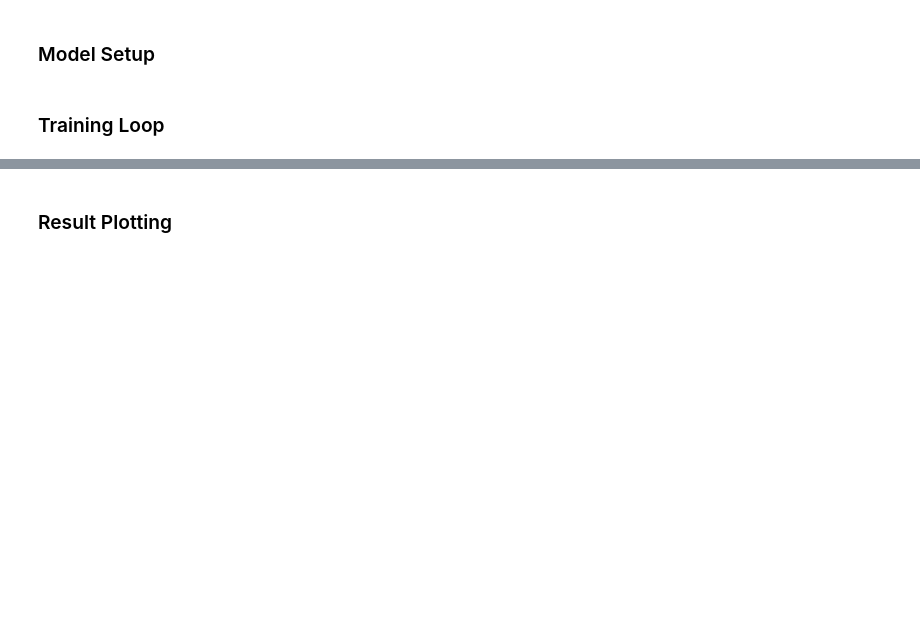
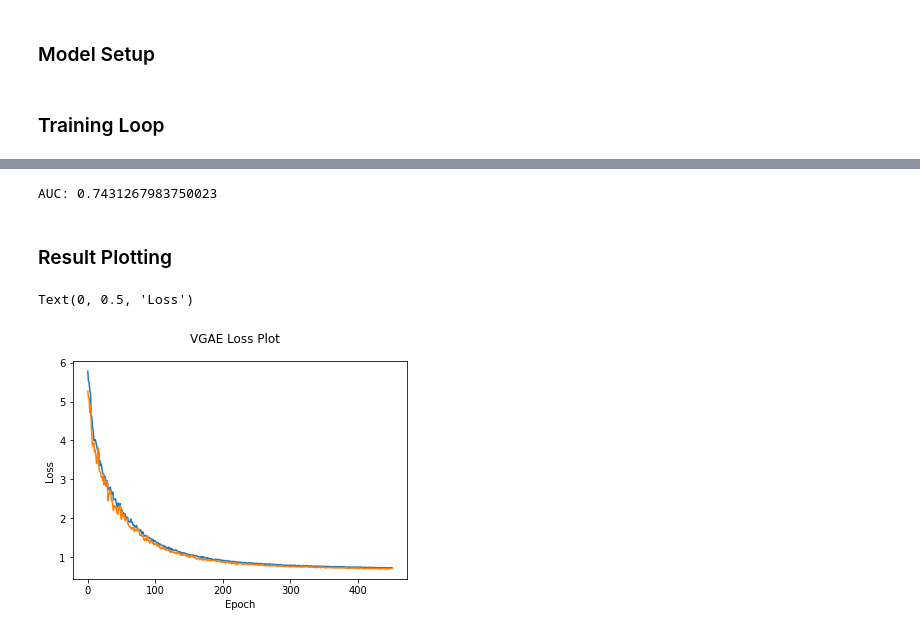
Before and after one commit to samuellau0802/COMP-4222-Project, a Jupyter notebook: VGAE.ipynb, the cells around one changed output, grey strips where cells are left out. Drawn from its saved outputs; the diff is of its cells as text; code cells hidden in the pictures; blank space fills up the shorter version.

Commit message:
finished VGAE and matrix fac, updated readme

```diff
--- a/VGAE.ipynb
+++ b/VGAE.ipynb
@@ -30,8 +26,8 @@ test_ratio = 0.1
 n_hidden = 32
 output_dim = 16
 
-early_stopping = 10
-ep = 100
+early_stopping = 5
+ep = 800
 # %% [markdown]
 ## Load Dataset
 # %%
@@ -136,10 +132,16 @@ pred = DotPredictor()
 # %%
 vgae_model = vgae_model.to(device)
 pred = pred.to(device)
+# %%
+train_g = train_g.to(device)
+train_g.ndata['feat'] = train_g.ndata['feat'].float().to(device)
+train_pos_g = train_pos_g.to(device)
+train_neg_g = train_neg_g.to(device)
 # %% [markdown]
 ### Training Loop
 # %%
 import itertools
+import gc
 
 train_loss, val_loss = [], []
 train_AUC, val_AUC = [], []
@@ -147,12 +149,12 @@ stop = 0
 
 optimizer = torch.optim.Adam(itertools.chain(vgae_model.parameters(), pred.parameters()), lr=0.05)
 
-for e in range(500):
+for e in range(ep):
     # forward
-    h = vgae_model(train_g.to(device), train_g.ndata['feat'].float().to(device))
-    pos_score = pred(train_pos_g.to(device), h.to(device))
-    neg_score = pred(train_neg_g.to(device), h.to(device))
-    loss = compute_loss(pos_score, neg_score)
+    h = vgae_model(train_g, train_g.ndata['feat']).to(device)
+    pos_score = pred(train_pos_g, h).to(device)
+    neg_score = pred(train_neg_g, h).to(device)
+    loss = compute_loss(pos_score, neg_score).to(device)
     train_loss.append(loss.item())
     train_AUC.append(compute_auc(pos_score, neg_score))
 
@@ -164,14 +166,13 @@ for e in range(500):
     # validation
     v_pos_score = pred(val_pos_g.to(device), h.to(device))
     v_neg_score = pred(val_neg_g.to(device), h.to(device))
-    v_loss = compute_loss(v_pos_score, v_neg_score)
+    v_loss = compute_loss(v_pos_score.to(device), v_neg_score.to(device)).to(device)
     val_loss.append(v_loss.item())
     val_AUC.append(compute_auc(v_pos_score, v_neg_score))
 
     #verbose
     if e % 1 == 0:
         print('Epoch: {} \t Train loss: {} \t Val loss: {} \t Train AUC: {} \t Val AUC: {}'.format(e, round(loss.item(), 3), round(v_loss.item(), 3), round(train_AUC[-1],3), round(val_AUC[-1], 3)))
-
 
     # early stopping
     if e > 10:
@@ -190,9 +207,18 @@ with torch.no_grad():
     pos_score = pred(test_pos_g, h)
     neg_score = pred(test_neg_g, h)
     print('AUC:', compute_auc(pos_score, neg_score))
+# %% [output]
+AUC: 0.7431267983750023
 # %% [markdown]
 ### Result Plotting
 # %%
-plt.plot(train_loss[50:])
-plt.plot(val_loss[50:])
+fig = plt.figure()
+plt.plot(train_loss[60:], label='training loss')
+plt.plot(val_loss[60:], label = 'validation loss')
+fig.suptitle('VGAE Loss Plot')
+plt.xlabel('Epoch')
+plt.ylabel('Loss')
+# %% [output]
+Text(0, 0.5, 'Loss')
+[figure, added]
 # %%
```
Also changed, not shown: parts of 5 cells of this notebook, 2 other files.
